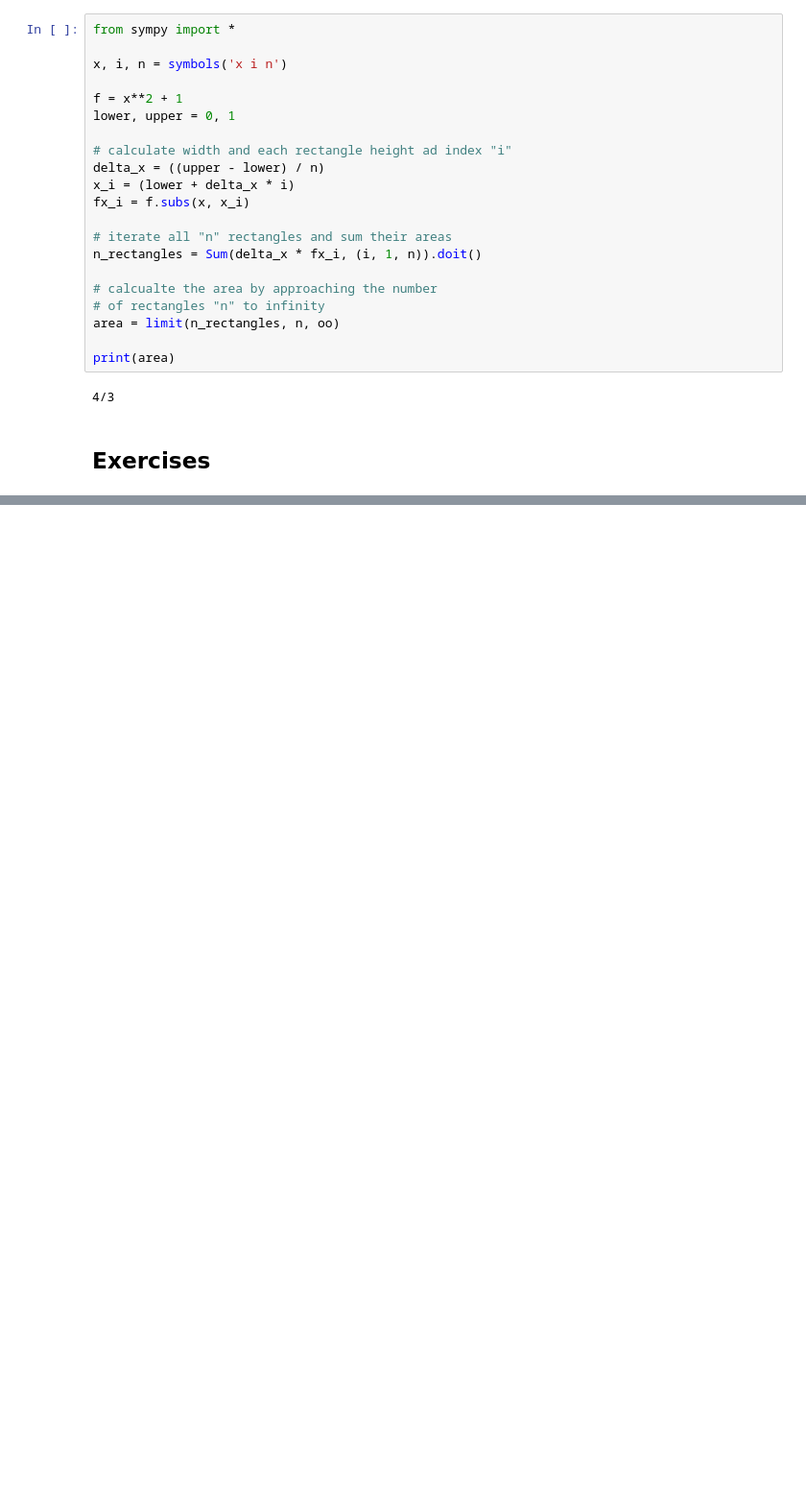
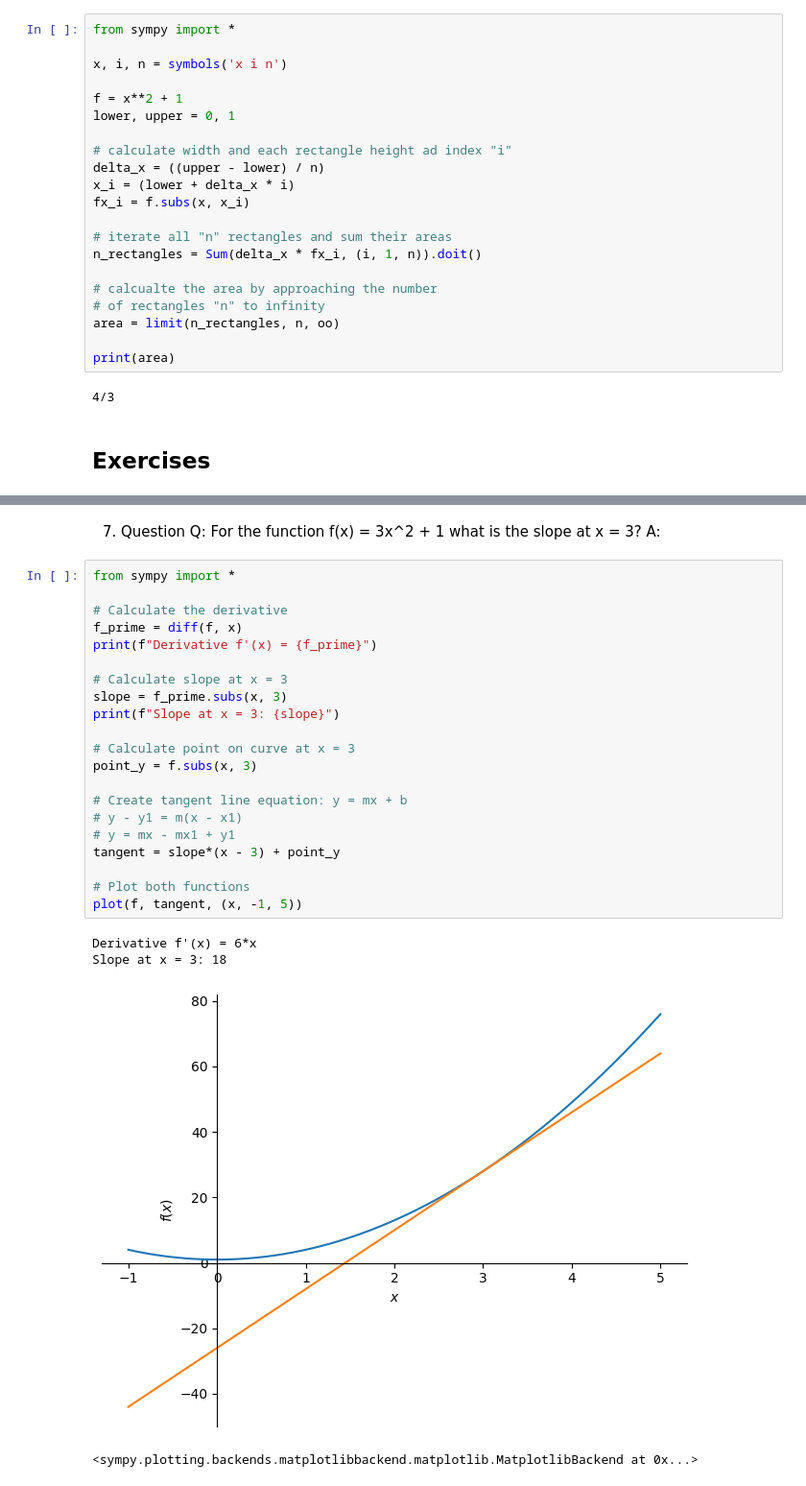
Before and after one commit to sebastianstupak/essential-math-for-data-science, a Jupyter notebook: notebook/chapter_01.ipynb, the cells around one changed output, grey strips where cells are left out. Shown at 96% size. Drawn from its saved outputs; the diff is of its cells as text; blank space fills up the shorter version.

```diff
--- a/notebook/chapter_01.ipynb
+++ b/notebook/chapter_01.ipynb
@@ -484,0 +552,30 @@ print(area)
+# %% [markdown]
+7. Question
+Q: For the function f(x) = 3x^2 + 1 what is the slope at x = 3?
+A:
+# %%
+from sympy import *
+
+# Calculate the derivative
+f_prime = diff(f, x)
+print(f"Derivative f'(x) = {f_prime}")
+
+# Calculate slope at x = 3
+slope = f_prime.subs(x, 3)
+print(f"Slope at x = 3: {slope}")
+
+# Calculate point on curve at x = 3
+point_y = f.subs(x, 3)
+
+# Create tangent line equation: y = mx + b
+# y - y1 = m(x - x1)
+# y = mx - mx1 + y1
+tangent = slope*(x - 3) + point_y
+
+# Plot both functions
+plot(f, tangent, (x, -1, 5))
+# %% [output]
+Derivative f'(x) = 6*x
+Slope at x = 3: 18
+[figure, added]
+<sympy.plotting.backends.matplotlibbackend.matplotlib.MatplotlibBackend at 0x...>
```
Also changed, not shown: parts of 14 cells of this notebook.
